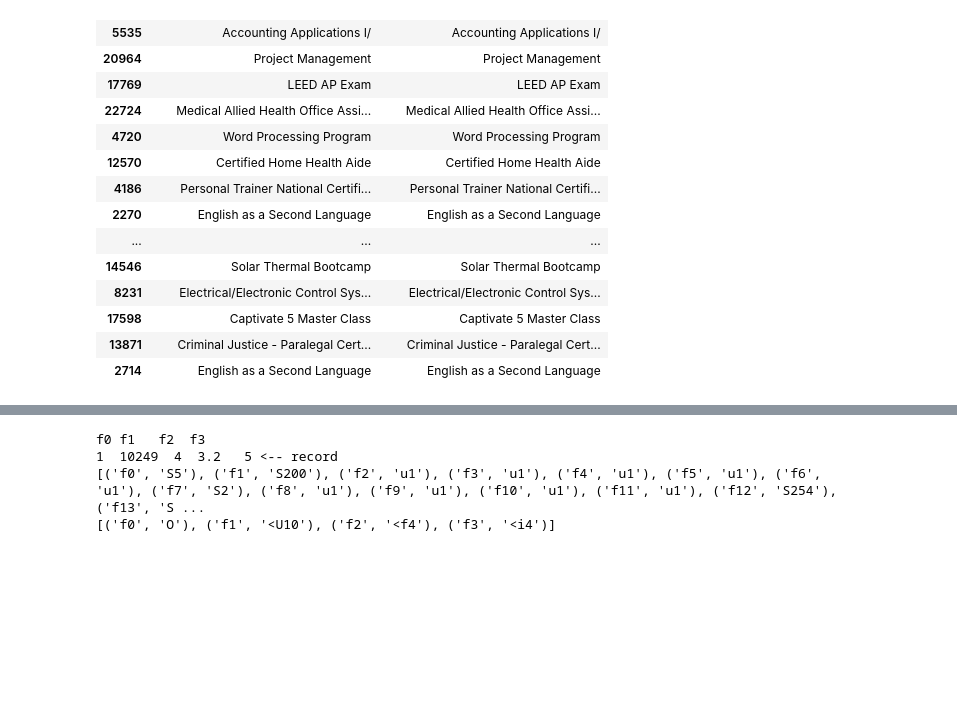
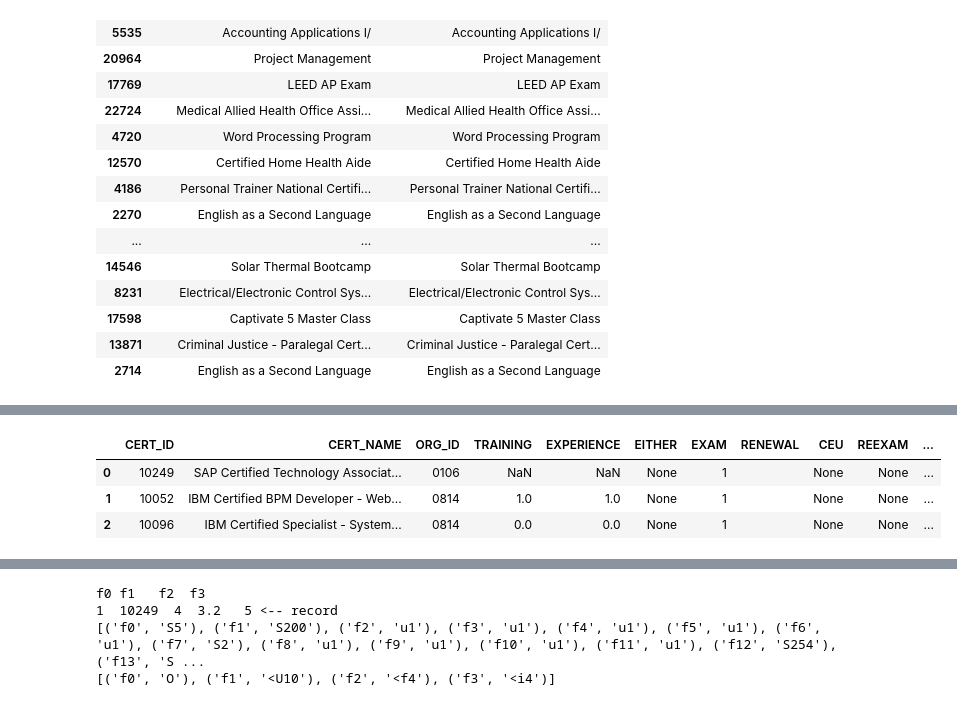
Before and after one commit to newjersey/d4ad_standardization, a Jupyter notebook: D4AD_Standardization/notebooks/5.0-kpr-Progam_Course_NAME.ipynb, the cells around one changed output, grey strips where cells are left out. Saved outputs shown, nothing was run; the diff lists cells and outputs as text; code cells hidden in the pictures; blank space fills up the shorter version.

Commit message:
(fix) .sql parsing read now works against escaped single quotes (''), before quoted string regex would see two strings. Fix was to anchor ending quote on a comma or a closing parenthesis

```diff
--- a/D4AD_Standardization/notebooks/5.0-kpr-Progam_Course_NAME.ipynb
+++ b/D4AD_Standardization/notebooks/5.0-kpr-Progam_Course_NAME.ipynb
@@ -328,0 +300,97 @@ df
+# %%
+# Read in the acorynym list
+# credential_lookup
+path = rootpath + externalpath + 'career_one_stop/'
+credential_sql = 'TEST-2-CERTIFICATIONS.sql' # '2-CERTIFICATIONS.sql'
+
+with open(path + credential_sql) as sql:
+    my_string = sql.read()
+
+header_names =\
+    (
+        'CERT_ID', 'CERT_NAME', 'ORG_ID', 'TRAINING', 'EXPERIENCE',
+        'EITHER', 'EXAM', 'RENEWAL', 'CEU', 'REEXAM',
+        'CPD', 'CERT_ANY', 'URL', 'ACRONYM', 'NSSB_URL',
+        'CERT_URL', 'CERT_LAST_UPDATE', 'KEYWORD1', 'KEYWORD2', 'KEYWORD3',
+        'SUPPRESS', 'DATEADDED', 'COMMENTS', 'VERIFIED', 'UPDATEDBY',
+        'CERT_DESCRIPTION', 'DELETED', 'EXAM_DETAILS'
+    )
+
+# Pandas assumes atomic python types when reading from records,
+# See: https://github.com/pandas-dev/pandas/issues/9381, so we need to use
+# Python types here
+dtypes =\
+    np.dtype(
+        "str, str, float, float,"
+        "float, float, float, str,"
+        "float, float, float, float,"
+        "str, str, str, str,"
+        "str, str, str, str,"
+        "str, str, str, str,"
+        "str, str, float, str"
+    )
+
+flags = re.MULTILINE | re.DOTALL | re.VERBOSE
+the_fields_regex =\
+    """
+    (?P<values>Values\n\s+\()  # Start with the word Value <newline> (
+        (?P<fields>.*?)        #    Grab all the field content
+    (?P<end>\);)               # ... which stops at the terminating paren, ;
+    """
+
+the_fields = re.compile(the_fields_regex, flags=flags)
+
+a_field_regex =\
+    """
+    '(?P<string>.*?)'[,)]           # get a quoted string ending at comma or paran or
+    |(?P<date_time>TO_DATE\(.*?\))  # get the TO_DATE, parse out actual date later or
+    |(?P<num>\d),                   # get numeric or
+    |(?P<null>NULL)                 # get NULL
+    """
+
+a_field = re.compile(a_field_regex, flags=flags)
+
+def yield_certification_records(sql_file=my_string, require_field_numbers=[1]):
+    # do we skip those w/o certain fields, like acronymns
+    temp_data = [0]*28
+    for match in the_fields.finditer(sql_file):
+        break_match = False
+
+        for index, field in enumerate(a_field.finditer( match.group('fields') )):
+            grp = None
+            for grp, value in field.groupdict().items():
+                if value:
+                    # then we transform the string value into the appropriate type, given the group name
+                    if grp == 'date_time':
+                        #  There is a difference between https://regex101.com/r/yphUXY/1/
+                        # and what I see Python do here; if I don't capture the entire thing
+                        # it gets re-raised as another potential match, even if I use ?:, etc.
+                        value = value[9:28] # todo: convert to datetime
+                    if grp == 'null':
+                        value = None
+                        if index in require_field_numbers:
+                            break_match = True
+
+                    if grp == 'num':
+                        value = int(value)
+
+                    temp_data[index] = value
+                    break # only one possible match value
+            if break_match: # and don't look at other fields
+                break
+
+        if not break_match:
+            yield tuple(value for value in temp_data)
+
+        break_match = False
+
+df =\
+    pd.DataFrame.from_records(
+        yield_certification_records(),
+        columns=header_names)
+df
+# %% [output]
+|  | CERT_ID | CERT_NAME | ORG_ID | TRAINING | EXPERIENCE | EITHER | EXAM | RENEWAL | CEU | REEXAM | ... |
+| 0 | 10249 | SAP Certified Technology Associat... | 0106 | NaN | NaN | None | 1 |  | None | None | ... |
+| 1 | 10052 | IBM Certified BPM Developer - Web... | 0814 | 1.0 | 1.0 | None | 1 |  | None | None | ... |
+| 2 | 10096 | IBM Certified Specialist - System... | 0814 | 0.0 | 0.0 | None | 1 |  | None | None | ... |
```
Also changed, not shown: parts of 5 cells of this notebook.
